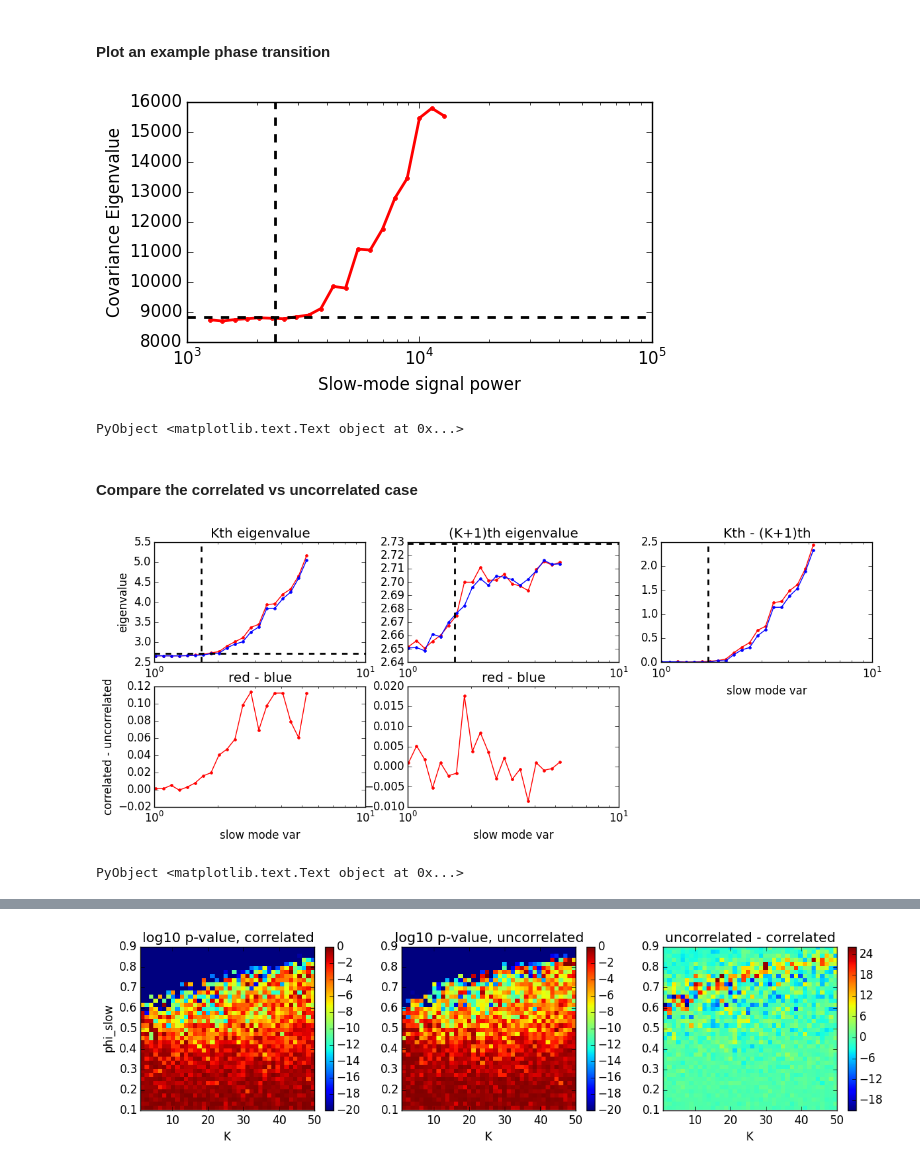
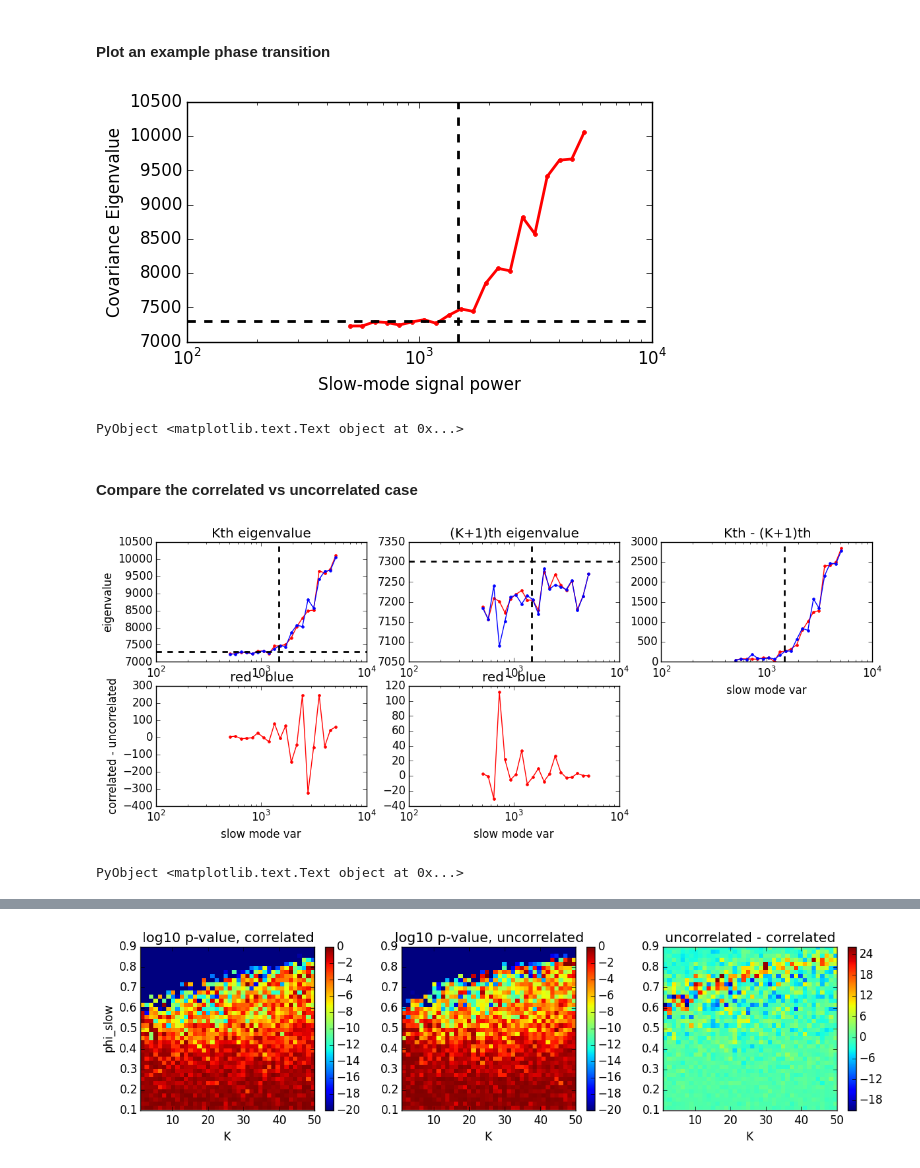
Before and after one commit to ganguli-lab/single-trial, a Jupyter notebook: notebooks/Analysis - Dynamical System SSID.ipynb, the cells around one changed output, grey strips where cells are left out. Saved outputs shown, nothing was run; the diff lists cells and outputs as text; code cells hidden in the pictures.

```diff
--- a/notebooks/Analysis - Dynamical System SSID.ipynb
+++ b/notebooks/Analysis - Dynamical System SSID.ipynb
@@ -108,41 +245,41 @@ l, u = ev_lb(model), ev_ub(model)
 thresh = ev_infloor(HDStat.ARMPCorrModel(model))
 
 figure(figsize=(6, 3))
-plot(var_slows * T * M / (N + K), ek, "r.-", linewidth=2)
+plot(var_slows * T * M / N, epk, "r.-", linewidth=2)
 axvline(thresh, color="k", linestyle="--", linewidth=2)
 axhline(u, color="k", linestyle="--", linewidth=2)
 xscale("log"); xlabel("Slow-mode signal power"); ylabel("Covariance Eigenvalue")
 # savefig("perturb.png")
 # %% [output]
-[figure, old version]
+[figure, new version]
 PyObject <matplotlib.text.Text object at 0x...>
 # %% [markdown]
 #### Compare the correlated vs uncorrelated case
 # %%
 figure(figsize=(14,5))
 subplot(231)
-plot(var_slows, ek, ".-", color="red")
-plot(var_slows, epk, ".-", color="blue")
+plot(var_slows * T * M / N, ek, ".-", color="red")
+plot(var_slows * T * M / N, epk, ".-", color="blue")
 axvline(x=thresh, linewidth=2, color="k", linestyle="--")
-axhline(y=b, linewidth=2, color="k", linestyle="--")
+axhline(y=u, linewidth=2, color="k", linestyle="--")
 xscale("log"); title("Kth eigenvalue"); ylabel("eigenvalue")
 subplot(232)
-plot(var_slows, ek1, ".-", color="red")
-plot(var_slows, epk1, ".-", color="blue")
+plot(var_slows * T * M / N, ek1, ".-", color="red")
+plot(var_slows * T * M / N, epk1, ".-", color="blue")
 axvline(x=thresh, linewidth=2, color="k", linestyle="--")
-axhline(y=b, linewidth=2, color="k", linestyle="--")
+axhline(y=u, linewidth=2, color="k", linestyle="--")
 xscale("log"); title("(K+1)th eigenvalue")
 subplot(233)
-plot(var_slows, ek - ek1, ".-", color="red")
-plot(var_slows, epk - epk1, ".-", color="blue")
+plot(var_slows * T * M / N, ek - ek1, ".-", color="red")
+plot(var_slows * T * M / N, epk - epk1, ".-", color="blue")
 axvline(x=thresh, linewidth=2, color="k", linestyle="--")
 xscale("log"); title("Kth - (K+1)th"); xlabel("slow mode var")
 subplot(234)
-plot(var_slows, ek - epk, ".-", color="red")
+plot(var_slows * T * M / N, ek - epk, ".-", color="red")
 xscale("log"); title("red - blue"); xlabel("slow mode var"); ylabel("correlated - uncorrelated")
 subplot(235)
-plot(var_slows, ek1 - epk1, ".-", color="red")
+plot(var_slows * T * M / N, ek1 - epk1, ".-", color="red")
 xscale("log"); title("red - blue"); xlabel("slow mode var")
 # %% [output]
-[figure, old version]
+[figure, new version]
 PyObject <matplotlib.text.Text object at 0x...>
```
Also changed, not shown: parts of 12 cells of this notebook, 5 other files.
